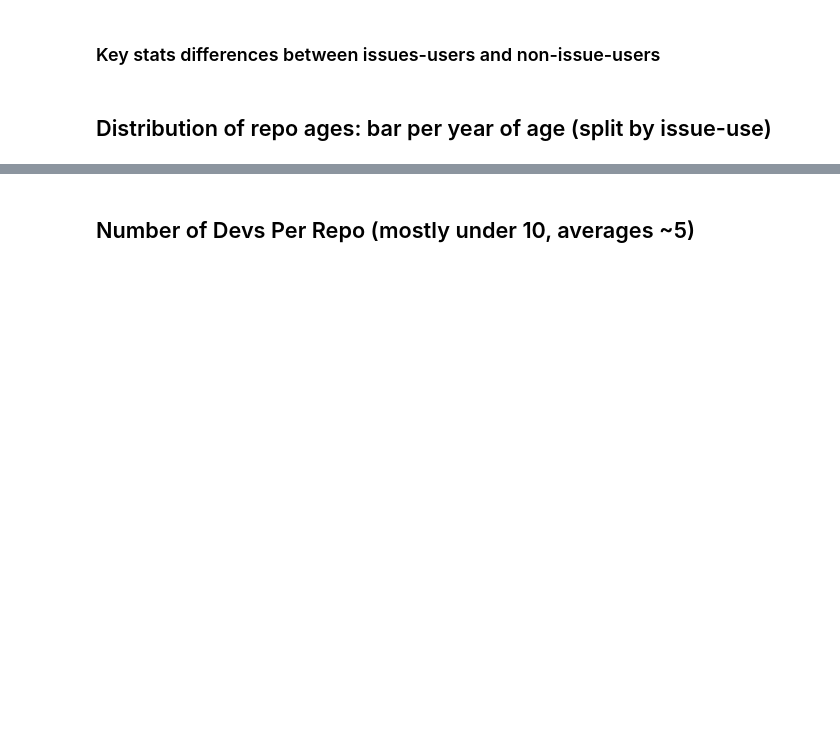
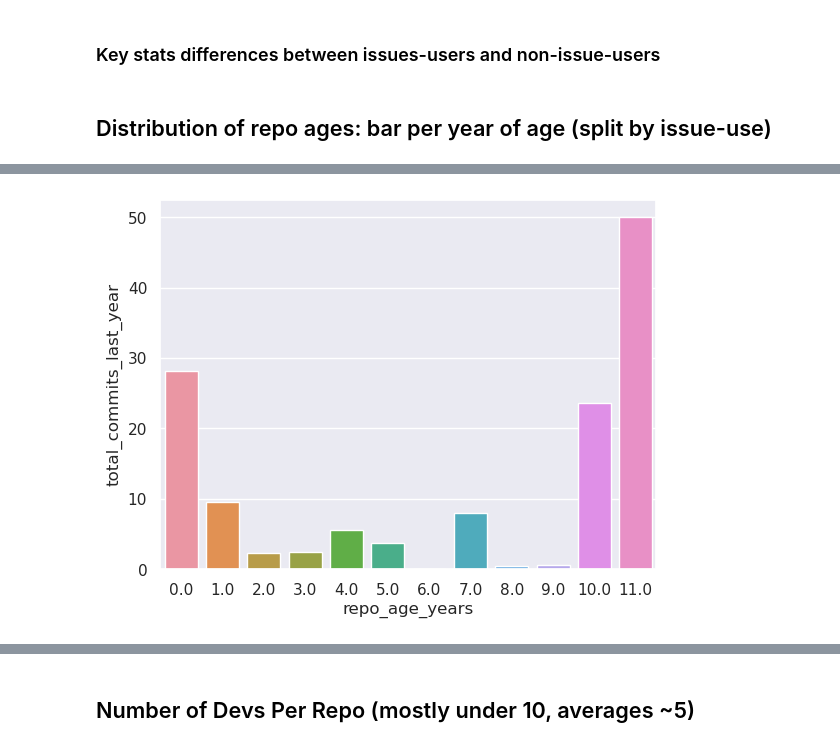
Before and after one commit to FlicAnderson/RSE-personas, a Jupyter notebook: githubanalysis/notebooks/Dev_Assignment.ipynb, the cells around one changed output, grey strips where cells are left out. Saved outputs shown, nothing was run; the diff lists cells and outputs as text; code cells hidden in the pictures; blank space fills up the shorter version.

```diff
--- a/githubanalysis/notebooks/Dev_Assignment.ipynb
+++ b/githubanalysis/notebooks/Dev_Assignment.ipynb
@@ -77,5 +190,5 @@ Name: state, dtype: int64
 # %% [markdown]
 ### Load repo stats file
 # %%
-total_stats = pd.read_csv("../../data/gh_stats_2024-02-12-eidf.csv", header=0, nrows=250)
+total_stats = pd.read_csv("../../data/gh_stats_2024-02-14-eidf.csv", header=0, nrows=250)
 print(total_stats.head)
@@ -212,4 +394,18 @@ sns.displot(data=total_stats_200s, x='repo_age_days', binwidth=365, col='has_iss
 # %%
-sns.barplot(data=total_stats_200s, x='repo_age_days', y='total_commits_last_year')
+#sns.displot(data=total_stats_200s, x='repo_age_days', y='total_commits_last_year', kind='hist')
 
-total_stats_200s
+# Plot repo age (x) vs total commits last year (y) as bar chart of binned years and activity on y.
+# Maybe side-by-side the issues/non-issues/both as bars TODO: explain
+
+sns.set_theme()
+sns.set_palette('colorblind')
+
+# add new column to data that's the repos age in years to bin by
+total_stats_200s['repo_age_years'] = (total_stats_200s['repo_age_days'] // 365 )  # use integer division, not float division (10 // 3 = 3)
+
+#print(total_stats_200s['repo_age_years'])
+
+ax = sns.barplot(data=total_stats_200s, x='repo_age_years', y='total_commits_last_year', estimator='mean', errorbar=None)
+#ax.bar_label(ax.containers[0].round(2), fontsize=10);
+# %% [output]
+[figure, added]
```
Also changed, not shown: parts of 25 cells of this notebook.
